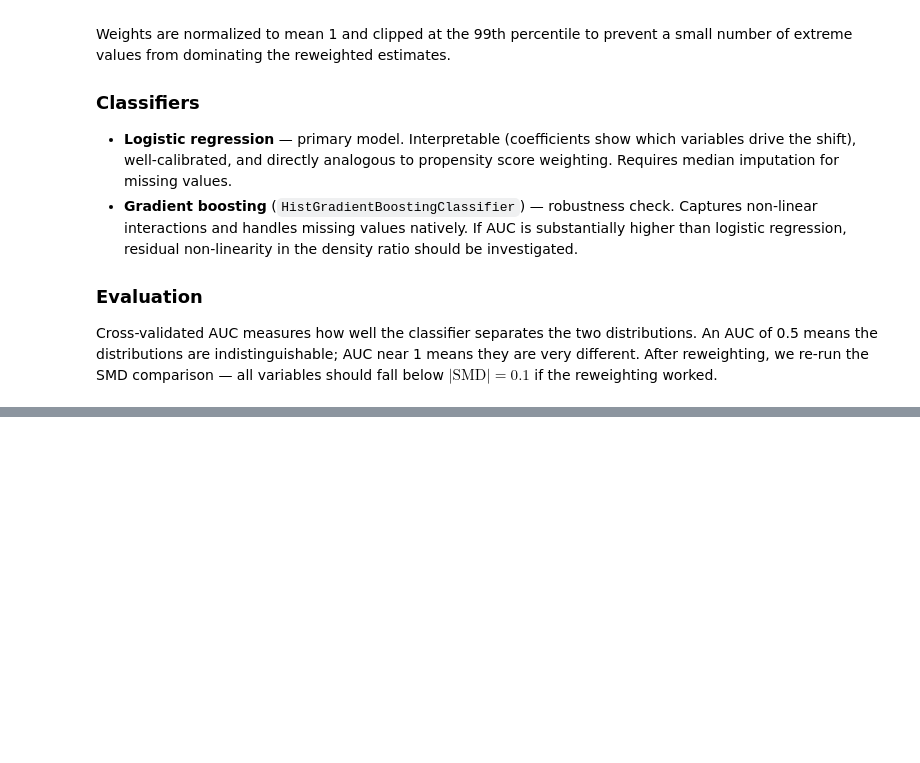
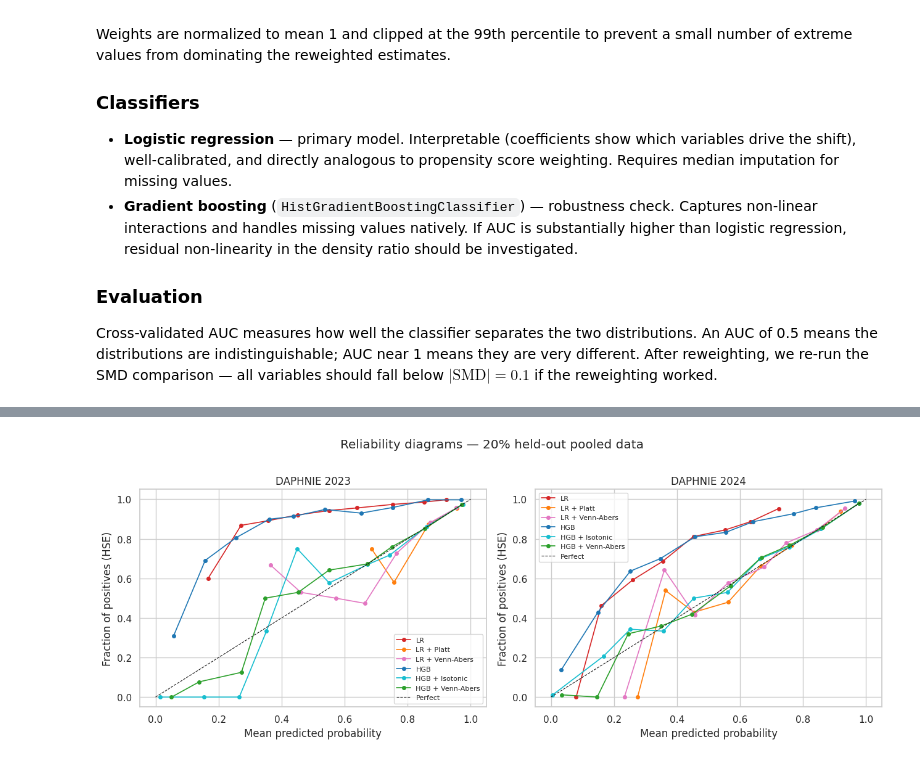
Before and after one commit to LuisGiraldo86/EuroQoL, a Jupyter notebook: notebooks/covariate_shift/03-density_ratio.ipynb, the cells around one changed output, grey strips where cells are left out. Drawn from its saved outputs; the diff is of its cells as text; code cells hidden in the pictures; blank space fills up the shorter version.

```diff
--- a/notebooks/covariate_shift/03-density_ratio.ipynb
+++ b/notebooks/covariate_shift/03-density_ratio.ipynb
@@ -243,0 +286,94 @@ Class ratio  DAPHNIE:HSE = 1:14.7
+# %%
+def ece_score(y_true, y_prob, n_bins=10):
+    """Expected Calibration Error — binning-based."""
+    bins = np.linspace(0, 1, n_bins + 1)
+    ece = 0.0
+    n = len(y_true)
+    for lo, hi in zip(bins[:-1], bins[1:]):
+        mask = (y_prob >= lo) & (y_prob < hi)
+        if mask.sum() == 0:
+            continue
+        ece += mask.sum() / n * abs(y_true[mask].mean() - y_prob[mask].mean())
+    return ece
+
+
+def run_calibration_diagnostics(daphnie_df, hse_df, features):
+    """
+    Calibration assessment via a stratified 80/20 hold-out split on pooled data.
+    Fits all six model variants on the 80% training split, evaluates reliability,
+    Brier score, and ECE on the held-out 20%.
+    The held-out set is not used for any weight computation — diagnostics only.
+    """
+    src = daphnie_df[features].copy().assign(_label=0)
+    tgt = hse_df[features].copy().assign(_label=1)
+    pooled = pd.concat([src, tgt], ignore_index=True)
+    X_all, y_all = pooled[features], pooled["_label"]
+
+    X_tr, X_cal, y_tr, y_cal = train_test_split(
+        X_all, y_all, test_size=0.2, stratify=y_all, random_state=42
+    )
+
+    lr_proto = Pipeline([
+        ("imputer", SimpleImputer(strategy="median")),
+        ("scaler",  StandardScaler()),
+        ("clf",     LogisticRegression(max_iter=1000, class_weight="balanced", random_state=42)),
+    ])
+    hgb_proto = HistGradientBoostingClassifier(
+        max_iter=300, class_weight="balanced", random_state=42
+    )
+
+    diag_models = {
+        "LR":               clone(lr_proto),
+        "LR + Platt":       CalibratedClassifierCV(clone(lr_proto),  method="sigmoid",  cv=5),
+        "LR + Venn-Abers":  VennAbersWrapper(clone(lr_proto),  inductive=False, n_splits=5, shuffle=True, random_state=42),
+        "HGB":              clone(hgb_proto),
+        "HGB + Isotonic":   CalibratedClassifierCV(clone(hgb_proto), method="isotonic", cv=5),
+        "HGB + Venn-Abers": VennAbersWrapper(clone(hgb_proto), inductive=False, n_splits=5, shuffle=True, random_state=42),
+    }
+
+    for clf in diag_models.values():
+        clf.fit(X_tr, y_tr)
+
+    probs, rows = {}, []
+    for name, clf in diag_models.items():
+        p = clf.predict_proba(X_cal)[:, 1]
+        probs[name] = p
+        rows.append({
+            "Model":       name,
+            "Brier score": brier_score_loss(y_cal, p),
+            "ECE":         ece_score(y_cal.values, p),
+        })
+
+    return probs, y_cal.values, pd.DataFrame(rows).set_index("Model")
+
+
+# Run diagnostics once per wave
+cal_diagnostics = {}
+for wave, res in results.items():
+    probs, y_cal, metrics = run_calibration_diagnostics(res["df"], pre_2020, FEATURES)
+    cal_diagnostics[wave] = {"probs": probs, "y_cal": y_cal, "metrics": metrics}
+
+# Reliability diagrams
+fig, axes = plt.subplots(1, 2, figsize=(13, 5))
+for ax, (wave, cd) in zip(axes, cal_diagnostics.items()):
+    for name, p in cd["probs"].items():
+        frac, mean_pred = calibration_curve(cd["y_cal"], p, n_bins=10, strategy="uniform")
+        ax.plot(mean_pred, frac, marker="o", markersize=4, linewidth=1.2,
+                label=name, color=MODEL_COLORS[name])
+    ax.plot([0, 1], [0, 1], "k--", linewidth=0.8, label="Perfect")
+    ax.set_title(wave)
+    ax.set_xlabel("Mean predicted probability")
+    ax.set_ylabel("Fraction of positives (HSE)")
+    ax.legend(fontsize=8)
+
+fig.suptitle("Reliability diagrams — 20% held-out pooled data", y=1.01)
+plt.tight_layout()
+plt.savefig(PLOTS_PATH / "calibration_reliability.png", dpi=150, bbox_inches="tight")
+plt.show()
+
+# Brier score and ECE summary
+for wave, cd in cal_diagnostics.items():
+    print(f"\n{wave} — calibration metrics (held-out 20%):")
+    display(cd["metrics"].round(4))
+# %% [output]
+[figure, added]
```
Also changed, not shown: parts of 9 cells of this notebook, 2 other files.
